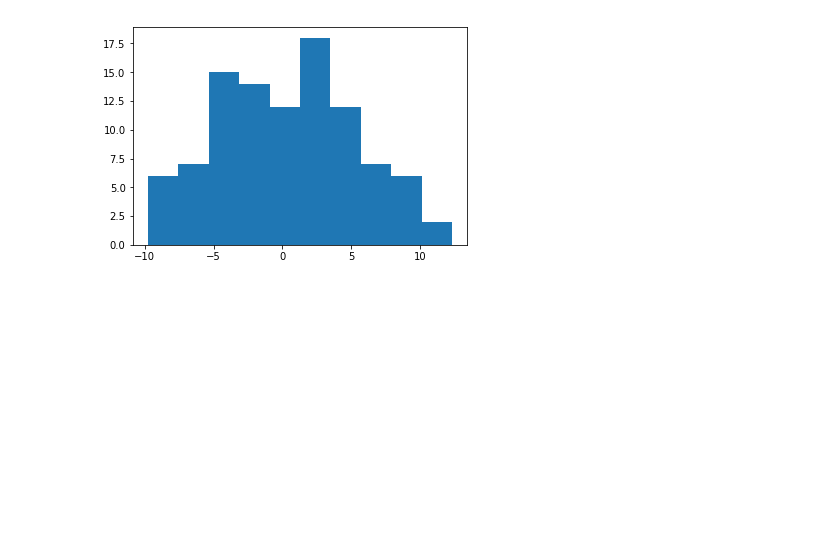
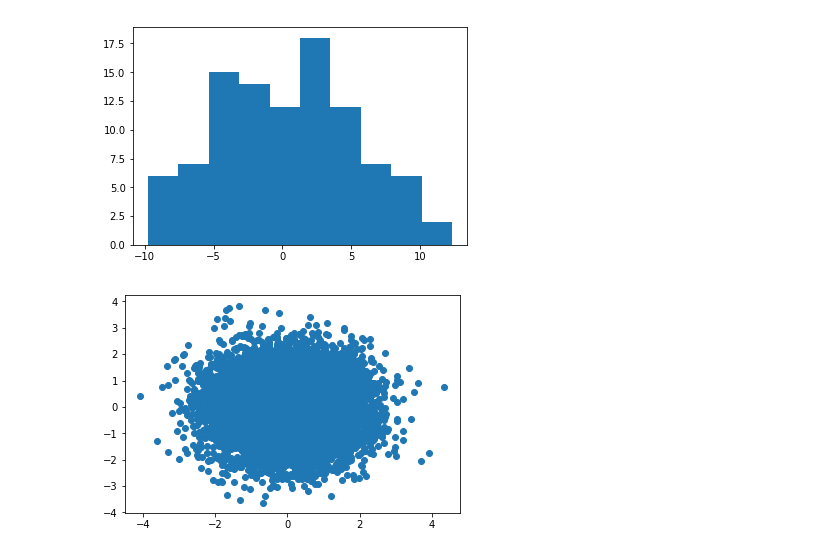
Before and after one commit to imflash217/Lumos, a Jupyter notebook: Project_Python/pyPlayground.ipynb, the cells around one changed output. Cells and saved outputs as stored; diff of their text form; code cells hidden in the pictures; blank space fills up the shorter version.

```diff
--- a/Project_Python/pyPlayground.ipynb
+++ b/Project_Python/pyPlayground.ipynb
@@ -1253,0 +1256,2 @@ plt.show()
+# %%
+r = np.random.randn(10000, 2)
@@ -1253,0 +1260,5 @@ plt.show()
+# %%
+plt.scatter(r[:,0], r[:,1])
+plt.show()
+# %% [output]
+[figure, added]
```
Also changed, not shown: parts of 12 cells of this notebook.
